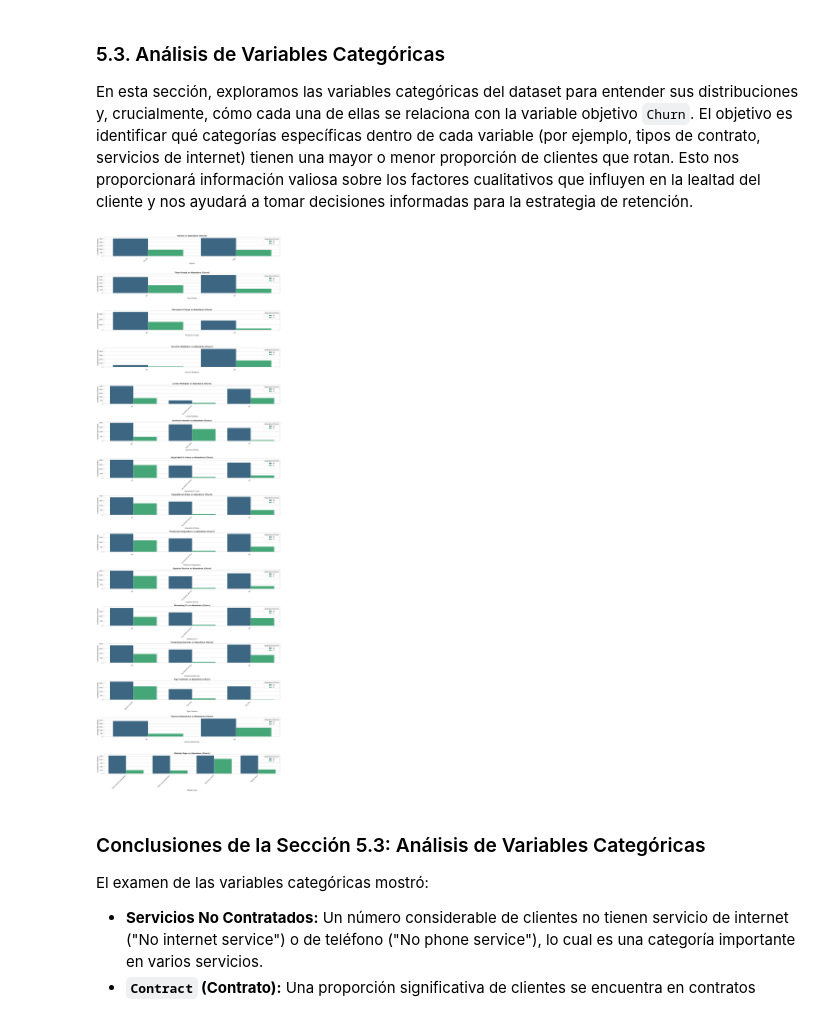
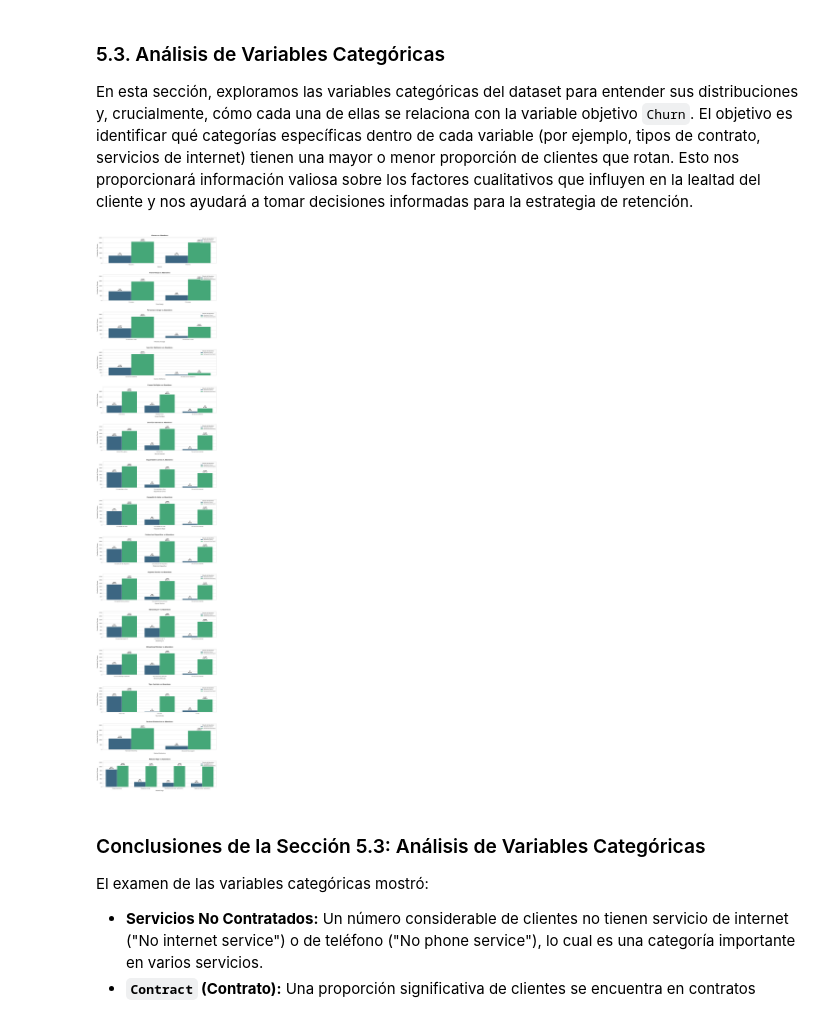
Before and after one commit to MauricioTapia84/proyecto-machinelearning-telco, a Jupyter notebook: notebooks/01_EDA_y_Limpieza.ipynb, the cells around one changed output. Saved outputs shown, nothing was run; the diff lists cells and outputs as text; code cells hidden in the pictures.

```diff
--- a/notebooks/01_EDA_y_Limpieza.ipynb
+++ b/notebooks/01_EDA_y_Limpieza.ipynb
@@ -476,11 +616,8 @@ Cualquier valor nulo en columnas categóricas se imputará con la **moda** (el v
 
 Con las decisiones de imputación claras y el chequeo de nulos categóricos realizado, procedemos con la imputación de `TotalCharges` con la mediana.
 # %%
-# 3. Convertir TotalCharges a numérico, forzando errores y tratando los nulos
-# Los valores ' ' (espacios en blanco) ya deberían haberse convertido a NaN en el paso anterior.
-# pd.to_numeric(errors='coerce') también maneja cualquier valor no numérico a NaN.
-df['TotalCharges'] = pd.to_numeric(df['TotalCharges'], errors='coerce')
-
-# 4. Tratar los nulos en TotalCharges: rellenar con la mediana debido a su distribución sesgada.
-# Se usa la mediana porque la distribución de TotalCharges está sesgada a la derecha.
-df['TotalCharges'] = df['TotalCharges'].fillna(df['TotalCharges'].median())
+# Asegurar que 'cargos_totales' esté correctamente formateado y completo
+df['cargos_totales'] = pd.to_numeric(df['cargos_totales'], errors='coerce')
+mediana_cargos_totales = df['cargos_totales'].median()
+df['cargos_totales'] = df['cargos_totales'].fillna(mediana_cargos_totales)
+print(f"✓ cargos_totales consolidado. Mediana aplicada: {mediana_cargos_totales}")
@@ -783,27 +893,68 @@ Para evitar reproducir e internalizar estos sesgos de discriminación algorítmi
 
 En esta sección, exploramos las variables categóricas del dataset para entender sus distribuciones y, crucialmente, cómo cada una de ellas se relaciona con la variable objetivo `Churn`. El objetivo es identificar qué categorías específicas dentro de cada variable (por ejemplo, tipos de contrato, servicios de internet) tienen una mayor o menor proporción de clientes que rotan. Esto nos proporcionará información valiosa sobre los factores cualitativos que influyen en la lealtad del cliente y nos ayudará a tomar decisiones informadas para la estrategia de retención.
 # %%
-# Excluir Churn de las categóricas para el bucle de visualización general
-categorical_cols = df.select_dtypes(include=['object', 'category']).columns.drop('Churn')
+import os
+import matplotlib.pyplot as plt
+import seaborn as sns
 
-plt.figure(figsize=(20, len(categorical_cols) * 4))
+os.makedirs('../images', exist_ok=True)
+
+# Graficar categóricas traducidas vs. abandono con categorías en español y porcentajes
+categorical_cols = df.select_dtypes(include=['object', 'category']).columns.drop('abandono')
+
+# Creamos una copia del dataframe traducida para graficar correctamente las categorías
+plot_df_cats = df.copy()
+for col in plot_df_cats.columns:
+    if col in DICCIONARIO_CATEGORIAS:
+        plot_df_cats[col] = plot_df_cats[col].map(DICCIONARIO_CATEGORIAS[col]).fillna(plot_df_cats[col])
+
+# Asegurar que la variable objetivo también esté en el formato correcto
+plot_df_cats['abandono'] = plot_df_cats['abandono'].map({
+    'Yes': 'Abandonó (Churn)',
+    'No': 'Permaneció (No Churn)',
+    'Abandonó (Churn)': 'Abandonó (Churn)',
+    'Permaneció (No Churn)': 'Permaneció (No Churn)'
+})
+
+total_registros = len(plot_df_cats)
+# Aumentamos la escala de altura para dar más espacio por gráfico
+plt.figure(figsize=(20, len(categorical_cols) * 6.5))
+
 for i, col in enumerate(categorical_cols, 1):
-    plt.subplot(len(categorical_cols), 1, i)
-    # Obtener el nombre traducido del diccionario técnico
-    trad_col = DICCIONARIO_VARIABLES.get(col, col).replace('_', ' ').title()
+    ax = plt.subplot(len(categorical_cols), 1, i)
+    label_estetico = col.replace('_', ' ').title()
 
-    sns.countplot(data=df, x=col, hue='Churn', palette='viridis')
-    plt.title(f'{trad_col} vs Abandono (Churn)', fontsize=14, fontweight='bold')
-    plt.xlabel(trad_col, fontsize=12)
-    plt.ylabel('Cantidad de Clientes', fontsize=12)
-    plt.xticks(rotation=45, ha='right')
-    plt.legend(title='Abandono (Churn)', labels=['No', 'Sí'])
+    # Orden consistente basado en la frecuencia
+    order = plot_df_cats[col].value_counts().index
 
-plt.tight_layout()
-plt.savefig('../images/04_variables_categoricas_vs_churn.png', dpi=300, bbox_inches='tight')
+    # Graficar conteos
+    sns.countplot(data=plot_df_cats, x=col, hue='abandono', palette='viridis', order=order, ax=ax)
+
+    plt.title(f'{label_estetico} vs Abandono', fontsize=14, fontweight='bold', pad=15)
+    plt.xlabel(label_estetico, fontsize=12, labelpad=10)
+    plt.ylabel('Cantidad de Clientes', fontsize=12, labelpad=10)
+    plt.xticks(rotation=0, ha='center', fontsize=10)
+    plt.legend(title='Estado de Abandono', fontsize=10, title_fontsize=11, loc='upper right')
+
+    # Añadir etiquetas de porcentaje sobre cada barra respecto al total
+    for p in ax.patches:
+        height = p.get_height()
+        if height > 0:
+            percentage = (height / total_registros) * 100
+            ax.annotate(f'{int(height):,}\n({percentage:.1f}%)',
+                        (p.get_x() + p.get_width() / 2., height),
+                        ha='center', va='bottom', fontsize=10, fontweight='bold', color='black', xytext=(0, 5),
+                        textcoords='offset points')
+
+    # Incrementar límite Y para dar holgura a las etiquetas
+    ax.set_ylim(0, ax.get_ylim()[1] * 1.15)
+
+# Ajustar explícitamente el espaciado vertical (hspace) entre subplots para la separación
+plt.subplots_adjust(hspace=0.45)
+plt.savefig('../images/04_variables_categoricas_vs_churn_espanol.png', dpi=300, bbox_inches='tight')
 plt.show()
 # %% [output]
-[figure, old version]
+[figure, new version]
 # %% [markdown]
 ### Conclusiones de la Sección 5.3: Análisis de Variables Categóricas
 
```
Also changed, not shown: parts of 32 cells of this notebook.
